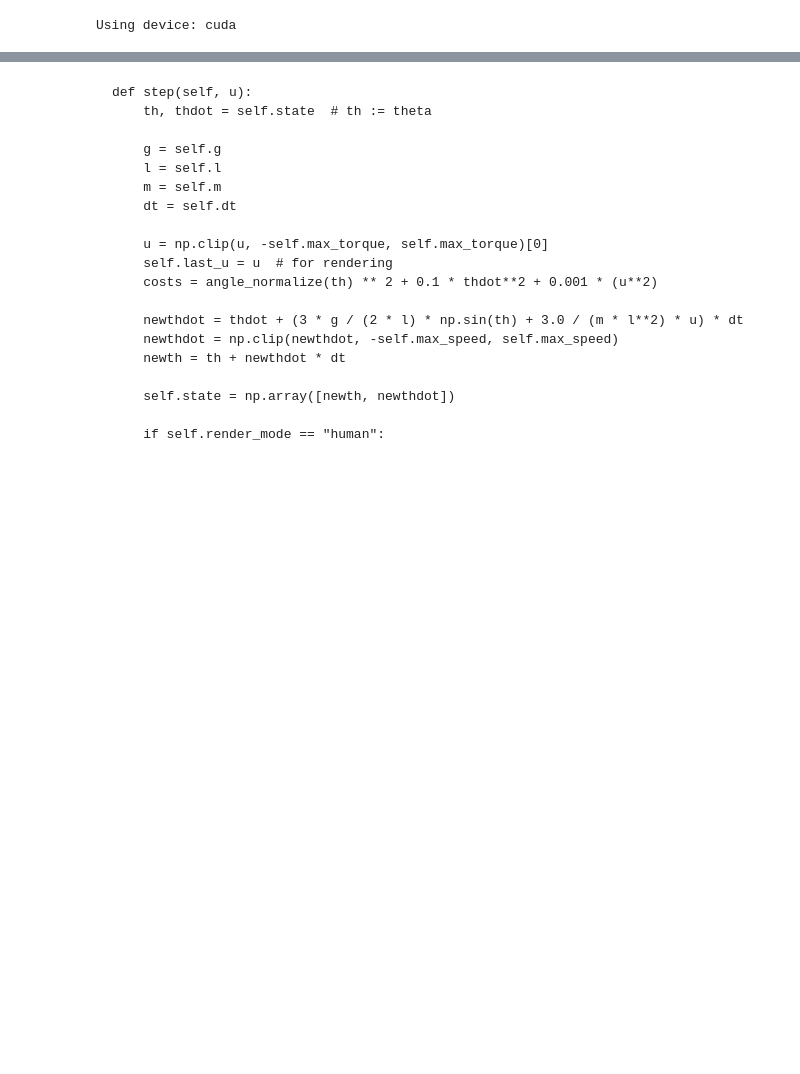
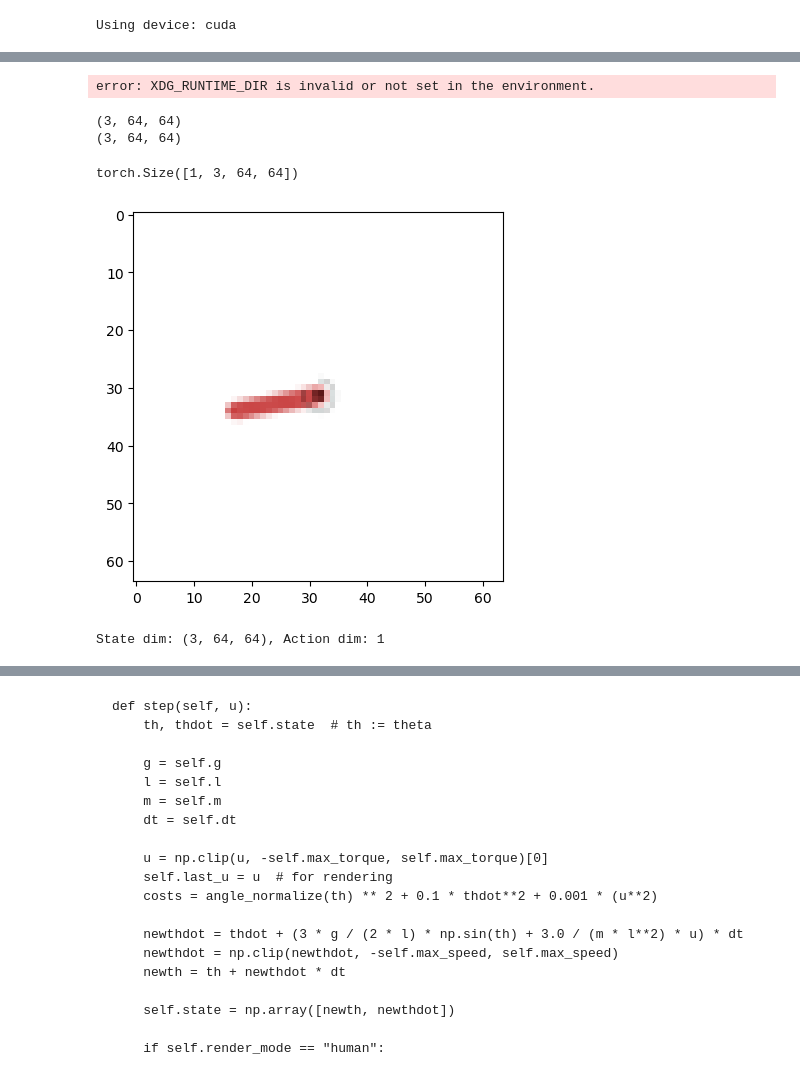
Before and after one commit to MarkusStefan/generalize-or-die, a Jupyter notebook: src/dev.ipynb, the cells around one changed output, grey strips where cells are left out. Saved outputs shown, nothing was run; the diff lists cells and outputs as text; code cells hidden in the pictures; blank space fills up the shorter version.

```diff
--- a/src/dev.ipynb
+++ b/src/dev.ipynb
@@ -190 +531,25 @@ EngressionWorldModel(
+# %%
+
+env = Env("Pendulum-v1", use_images=True, seed=42)
+print(env.state.shape)
+enc = Enc(in_dim=env.state_dim, latent_dim=64).to(DEVICE)
+dec = Dec(latent_dim=64, out_dim=env.state_dim).to(DEVICE)
+frame = env.state
+action = env.action_space.sample()
+next_frame, reward, terminated, truncated, info = env.step(action)
+plt.imshow(next_frame.transpose(1, 2, 0))
+print(next_frame.shape)
+enc(torch.tensor(next_frame).unsqueeze(0).to(DEVICE)/255.0)
+dec(enc(torch.tensor(next_frame).unsqueeze(0).to(DEVICE)/255.0)).shape
+# %% [output]
+error: XDG_RUNTIME_DIR is invalid or not set in the environment.
+(3, 64, 64)
+(3, 64, 64)
+torch.Size([1, 3, 64, 64])
+[figure, added]
+# %%
+env = Env("Pendulum-v1", use_images=True, seed=42)
+print(f"State dim: {env.state_dim}, Action dim: {env.action_dim}")
+# %% [output]
+State dim: (3, 64, 64), Action dim: 1
 # %%
```
Also changed, not shown: parts of 15 cells of this notebook.
